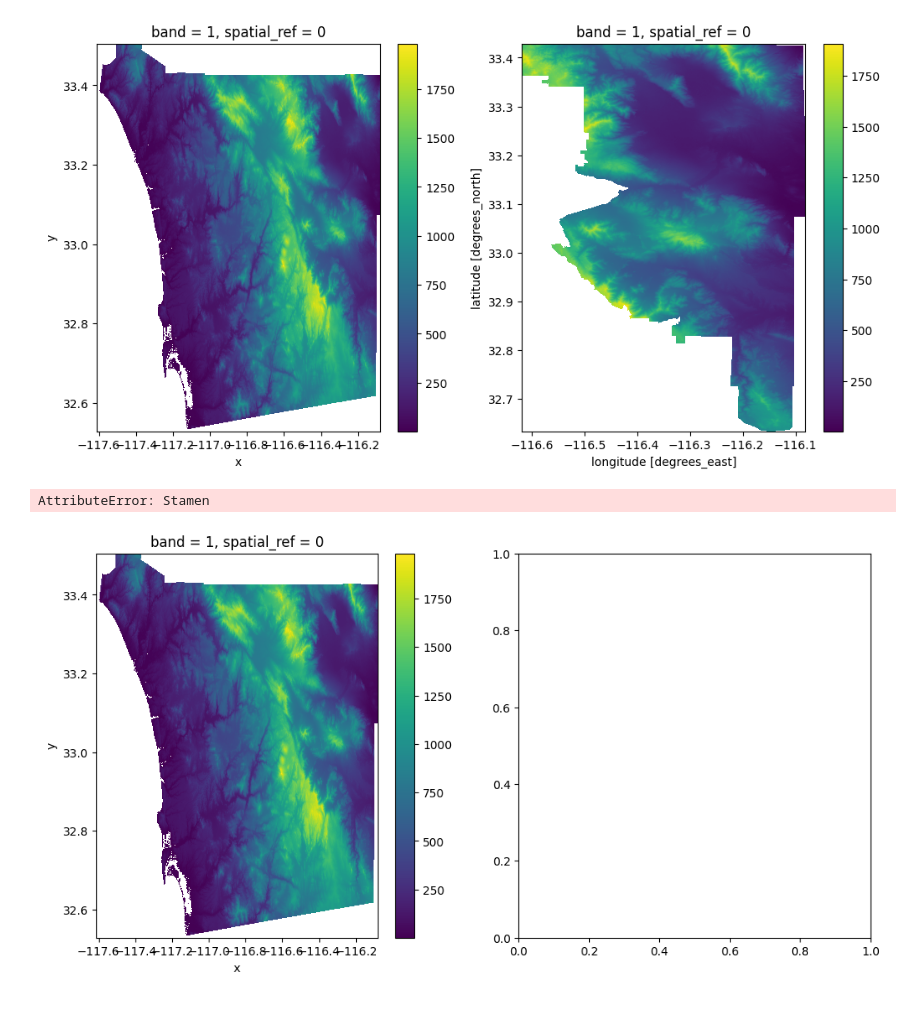
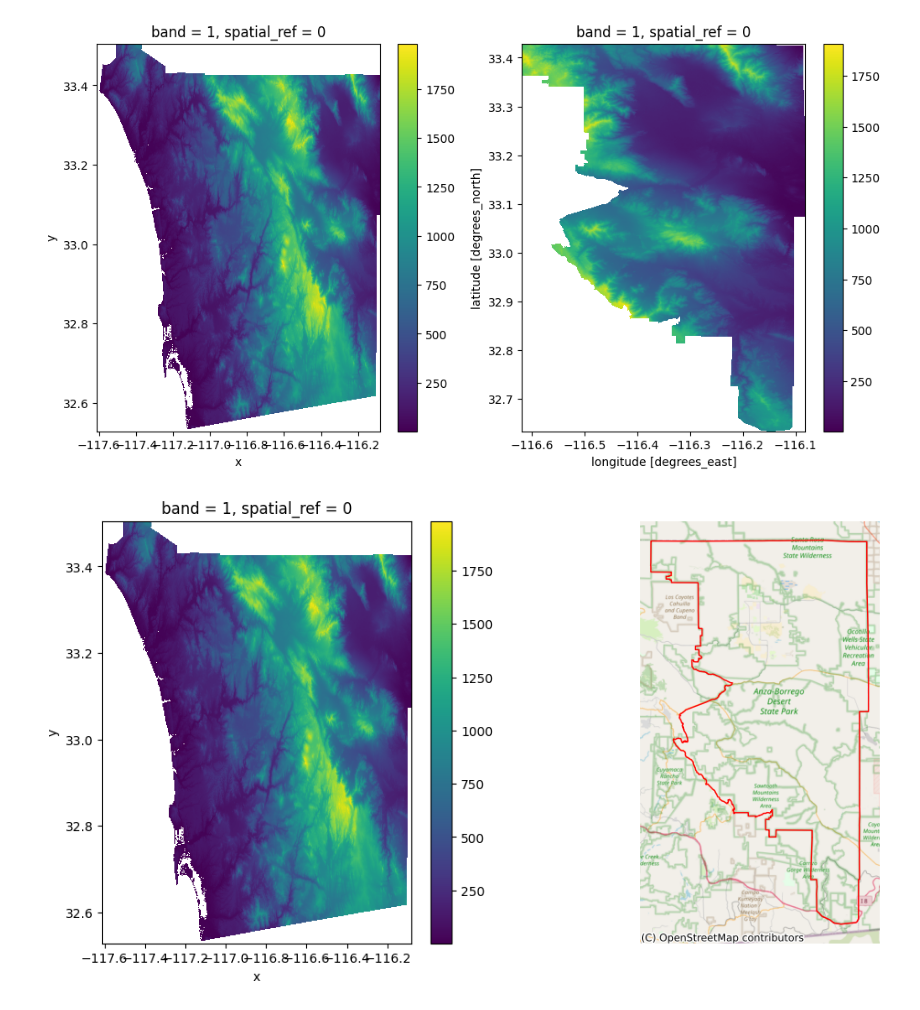
Before and after one commit to arunrajks/geospatial_analysis, a Jupyter notebook: pixels_to_polygons.ipynb, the cells around one changed output. Drawn from its saved outputs; the diff is of its cells as text; code cells hidden in the pictures.

```diff
--- a/pixels_to_polygons.ipynb
+++ b/pixels_to_polygons.ipynb
@@ -82,15 +82,18 @@ dem_clip.where(dem_clip > 0).plot.imshow(ax=axs[1])
 # %%
 import matplotlib.pyplot as plt
 from shapely.geometry import mapping
 fig, axs = plt.subplots(1, 2, figsize=(12, 6))
 dem0 = dem.where(dem > 0)
 
 
 dem.where(dem > 0).plot.imshow(ax=axs[0],)
+
+
+largest_tract0.plot(
+    ax=axs[1], edgecolor="red", facecolor="none")
+axs[1].set_axis_off()
 cx.add_basemap(
-    axs[0], crs=sand_area.crs, source=cx.providers.Stamen.Terrain
+    axs[1], crs=largest_tract0.crs,  source=cx.providers.OpenStreetMap.Mapnik,
 )
-dem_clip.where(dem_clip > 0).plot.imshow(ax=axs[1])
 # %% [output]
-AttributeError: Stamen
-[figure, old version]
+[figure, new version]
```
Also changed, not shown: parts of 1 cell of this notebook.
